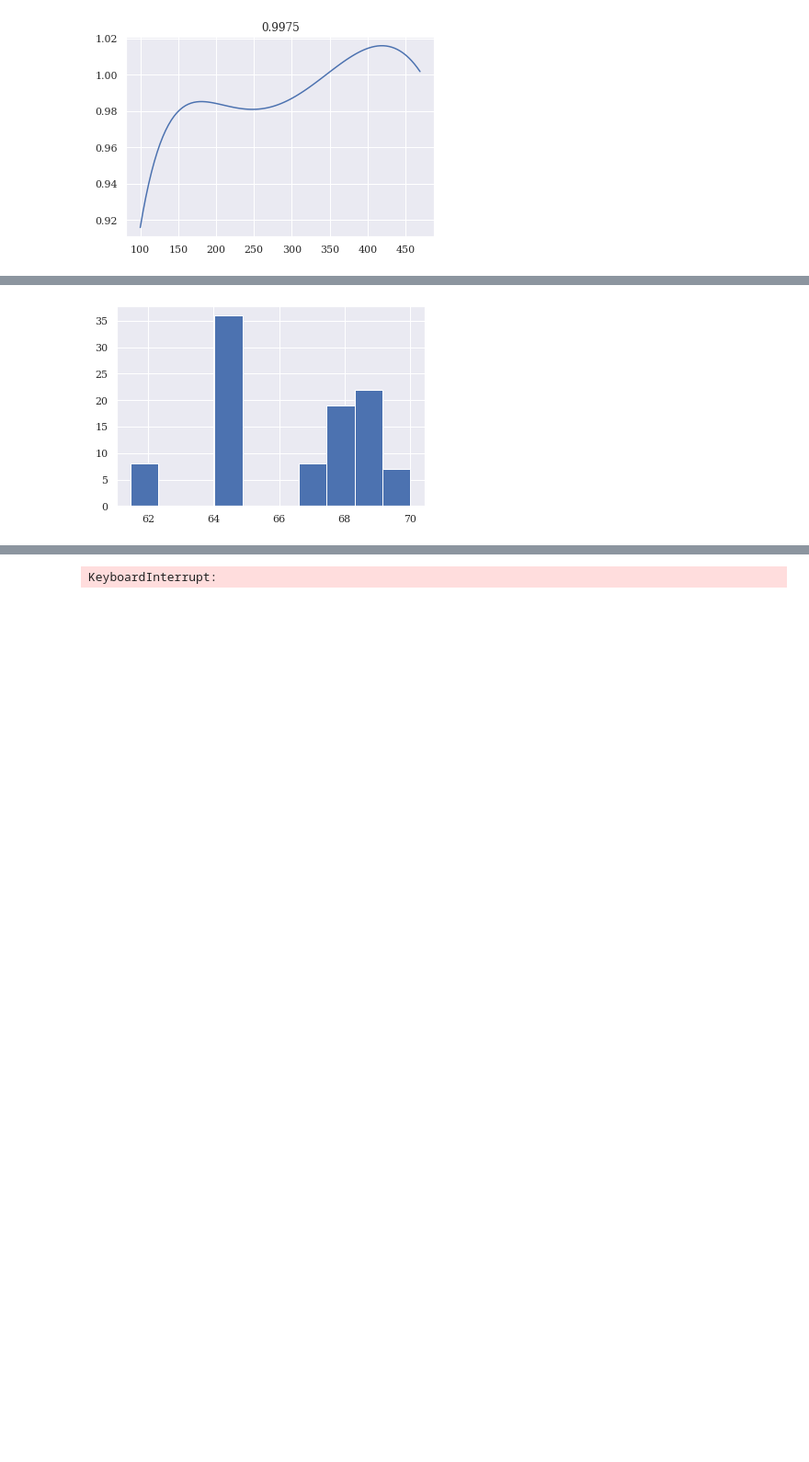
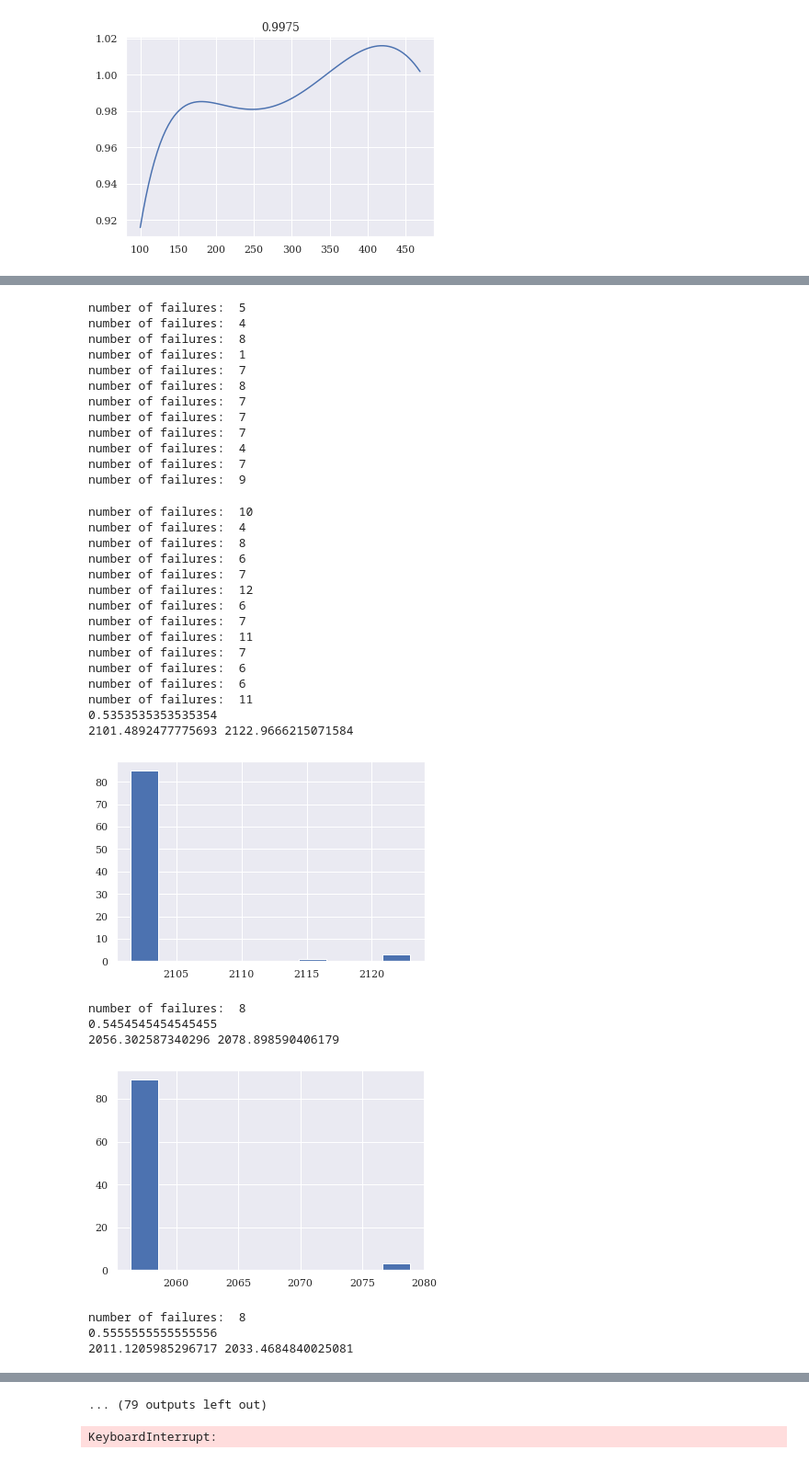
Before and after one commit to rubenvdg/fml-pricing, a Jupyter notebook: notebooks/gd-gone-wrong-high-dim.ipynb, the cells around one changed output, grey strips where cells are left out. Shown at 92% size. Saved outputs shown, nothing was run; the diff lists cells and outputs as text; code cells hidden in the pictures; blank space fills up the shorter version.

```diff
--- a/notebooks/gd-gone-wrong-high-dim.ipynb
+++ b/notebooks/gd-gone-wrong-high-dim.ipynb
@@ -13,8 +13,8 @@ matplotlib.rcParams.update({'font.size': 11, 'font.family': 'serif'})
 # %%
 class GradientDescent(OptimizationProblem):
 
-    def solve():
-        minimize(lambda p: - problem.objective_function(p), np.asarray([30]))
+#     def solve():
+#         minimize(lambda p: - problem.objective_function(p), np.asarray([30]))
 
     def objective_function(self, p):
         return np.sum([
@@ -48,17 +48,25 @@ class GradientDescent(OptimizationProblem):
         ])
 
 
-# for w_ in np.linspace(0.9, 1.0, 100)[:-1]:
-n_extra = 100
-for w_ in [0.9858585858585859]:
+for w_ in np.linspace(0.0, 1.0, 100)[:-1]:
+# for w_ in [0.931]:
+    n_extra = 10
+
+#     a = np.asarray([
+#         [0, 0, 0, 0, 0] + [0] * n_extra,
+#         [7, 7, 7, 0, 0] + [0] * n_extra
+#     ])
+
     a = np.asarray([
-        [-4, -2, 0, -2, -1] + [0] * n_extra,
-        [5.5, 7, 6, 5, 4] + [0] * n_extra
+        [0, 0, 0, 7, 7] + [0] * n_extra,
+        [7, 7, 7, 0, 0] + [0] * n_extra
     ])
+
     b = np.asarray([0.01, 0.001, 0.05, 0.075, 0.1] + [0.1] * n_extra)
     w = np.asarray([w_, 1 - w_])
     problem = GradientDescent(a, b, w)
     solutions = []
+    failures = 0
     for _ in range(100):
         p_start = np.random.uniform(problem.p_lb, problem.p_ub)
         sol = minimize(
@@ -67,11 +75,13 @@ for w_ in [0.9858585858585859]:
 #             method="Nelder-Mead",
 #             options={"maxfev": 10000}
         )
-        assert sol.success or sol.status == 2
-        # solutions.append(-sol.fun)
-        solutions.append(- sol.fun * len(p_start))
+        if sol.success:
+            solutions.append(- sol.fun * len(p_start))
+        else:
+            failures += 1
+    print("number of failures: ", failures)
     min_, max_ = np.min(solutions), np.max(solutions)
-    if max_ - min_ > 0.01:
+    if max_ / min_ > 1.01:
         print(w_)
         print(min_, max_)
         plt.hist(solutions)
@@ -82 +107,35 @@ for w_ in [0.9858585858585859]:
+number of failures:  5
+number of failures:  4
+number of failures:  8
+number of failures:  1
+number of failures:  7
+number of failures:  8
+number of failures:  7
+number of failures:  7
+number of failures:  7
+number of failures:  4
+number of failures:  7
+number of failures:  9
+number of failures:  10
+number of failures:  4
+number of failures:  8
+number of failures:  6
+number of failures:  7
+number of failures:  12
+number of failures:  6
+number of failures:  7
+number of failures:  11
+number of failures:  7
+number of failures:  6
+number of failures:  6
+number of failures:  11
+0.5353535353535354
+2101.4892477775693 2122.9666215071584
-[figure, old version]
+[figure, new version]
+number of failures:  8
+0.5454545454545455
+2056.302587340296 2078.898590406179
+[figure, added]
+number of failures:  8
+0.5555555555555556
+2011.1205985296717 2033.4684840025081
@@ -83,3 +151,4 @@ for w_ in [0.9858585858585859]:
+... (79 outputs left out)
 # %%
 class GradientDescent(OptimizationProblem):
 
```
Also changed, not shown: parts of 1 cell of this notebook, 6 other files.
